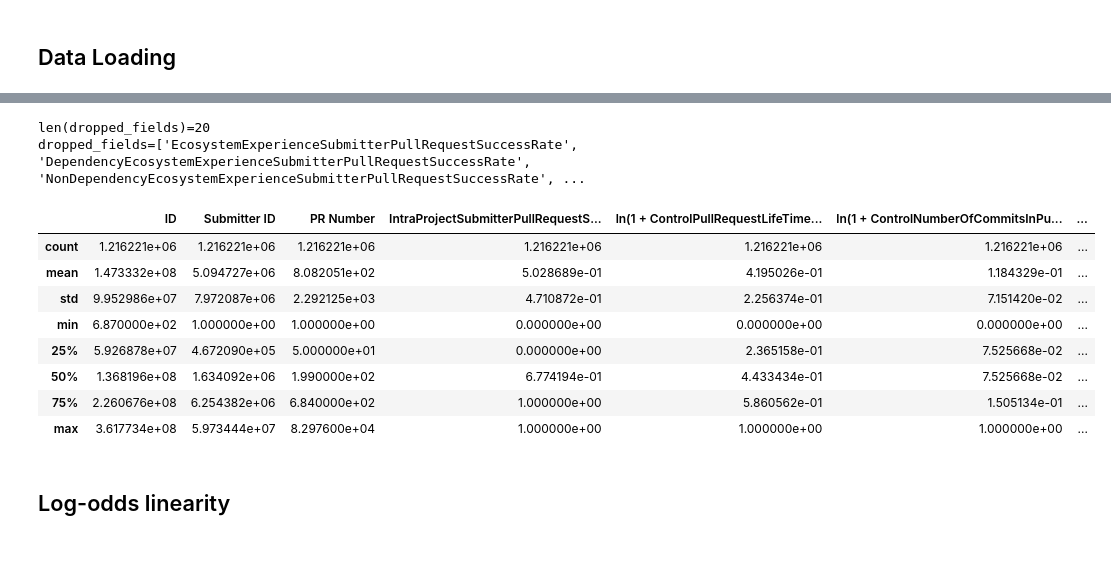
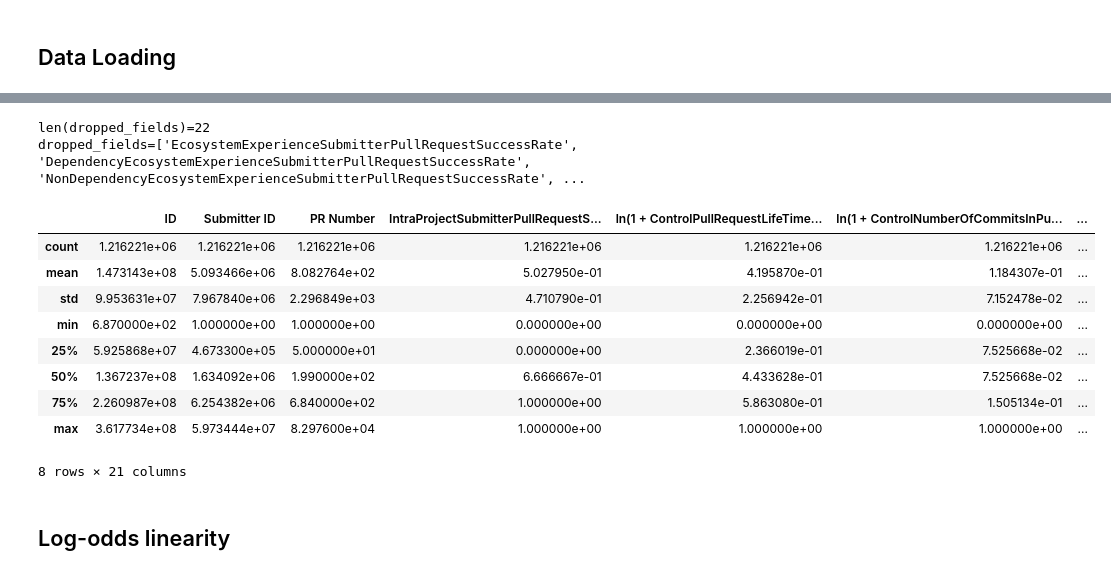
Before and after one commit to wmeijer221/msc_thesis, a Jupyter notebook: python_proj/modelling/notebooks/logistic_regression/general/collab_model.ipynb, the cells around one changed output, grey strips where cells are left out. Saved outputs shown, nothing was run; the diff lists cells and outputs as text; code cells hidden in the pictures.

```diff
--- a/python_proj/modelling/notebooks/logistic_regression/general/collab_model.ipynb
+++ b/python_proj/modelling/notebooks/logistic_regression/general/collab_model.ipynb
@@ -76,27 +76,34 @@ len(df)=1216221
 # %%
 # Drops all ecosystem fields.
 
 from python_proj.utils.util import get_matching
-dropped_fields = list(get_matching(independent_fields, r'.*(?=Ecosystem).*'))
-print(f'{len(dropped_fields)=}')
-print(f'{dropped_fields=}')
+
+has_eco_but_no_collab_pattern = (
+    r"^(?!.*(?:LinkIntensity|DegreeCentrality))(?=.*Ecosystem).*"
+)
+dropped_fields = list(get_matching(independent_fields, has_eco_but_no_collab_pattern))
+print(f"{len(dropped_fields)=}")
+print(f"{dropped_fields=}")
 
 df = df.drop(dropped_fields, axis=1)
-independent_fields = [field for field in independent_fields if field not in dropped_fields]
+independent_fields = [
+    field for field in independent_fields if field not in dropped_fields
+]
 
 df.describe()
 # %% [output]
-len(dropped_fields)=20
+len(dropped_fields)=22
 dropped_fields=['EcosystemExperienceSubmitterPullRequestSuccessRate', 'DependencyEcosystemExperienceSubmitterPullRequestSuccessRate', 'NonDependencyEcosystemExperienceSubmitterPullRequestSuccessRate', ...
 |  | ID | Submitter ID | PR Number | IntraProjectSubmitterPullRequestS... | ln(1 + ControlPullRequestLifeTime... | ln(1 + ControlNumberOfCommitsInPu... | ... |
 | count | 1.216221e+06 | 1.216221e+06 | 1.216221e+06 | 1.216221e+06 | 1.216221e+06 | 1.216221e+06 | ... |
-| mean | 1.473332e+08 | 5.094727e+06 | 8.082051e+02 | 5.028689e-01 | 4.195026e-01 | 1.184329e-01 | ... |
-| std | 9.952986e+07 | 7.972087e+06 | 2.292125e+03 | 4.710872e-01 | 2.256374e-01 | 7.151420e-02 | ... |
+| mean | 1.473143e+08 | 5.093466e+06 | 8.082764e+02 | 5.027950e-01 | 4.195870e-01 | 1.184307e-01 | ... |
+| std | 9.953631e+07 | 7.967840e+06 | 2.296849e+03 | 4.710790e-01 | 2.256942e-01 | 7.152478e-02 | ... |
 | min | 6.870000e+02 | 1.000000e+00 | 1.000000e+00 | 0.000000e+00 | 0.000000e+00 | 0.000000e+00 | ... |
-| 25% | 5.926878e+07 | 4.672090e+05 | 5.000000e+01 | 0.000000e+00 | 2.365158e-01 | 7.525668e-02 | ... |
-| 50% | 1.368196e+08 | 1.634092e+06 | 1.990000e+02 | 6.774194e-01 | 4.433434e-01 | 7.525668e-02 | ... |
-| 75% | 2.260676e+08 | 6.254382e+06 | 6.840000e+02 | 1.000000e+00 | 5.860562e-01 | 1.505134e-01 | ... |
+| 25% | 5.925868e+07 | 4.673300e+05 | 5.000000e+01 | 0.000000e+00 | 2.366019e-01 | 7.525668e-02 | ... |
+| 50% | 1.367237e+08 | 1.634092e+06 | 1.990000e+02 | 6.666667e-01 | 4.433628e-01 | 7.525668e-02 | ... |
+| 75% | 2.260987e+08 | 6.254382e+06 | 6.840000e+02 | 1.000000e+00 | 5.863080e-01 | 1.505134e-01 | ... |
 | max | 3.617734e+08 | 5.973444e+07 | 8.297600e+04 | 1.000000e+00 | 1.000000e+00 | 1.000000e+00 | ... |
+8 rows × 21 columns
 # %% [markdown]
 ## Log-odds linearity
 # %% [markdown]
```
Also changed, not shown: parts of 14 cells of this notebook, 6 other files.
